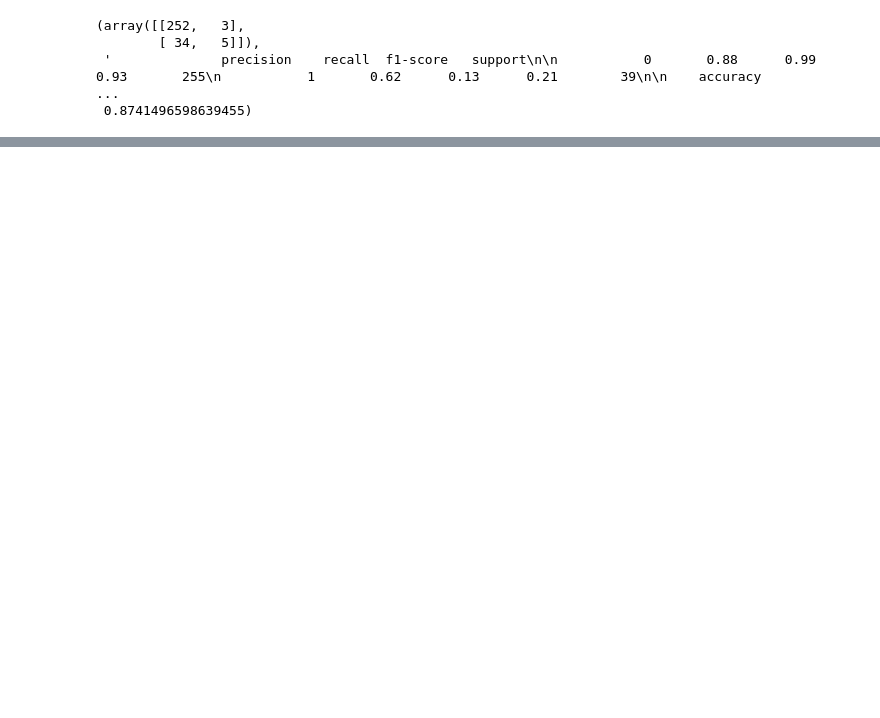
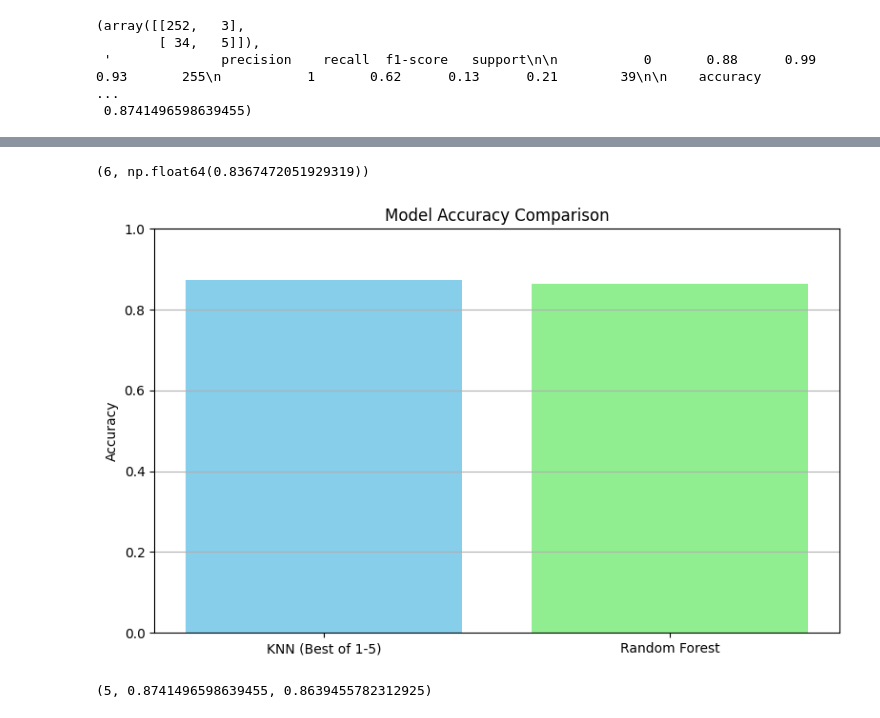
Before and after one commit to Marzkartella/Marzkartella, a Jupyter notebook: Employee_Data_Untitled12.ipynb, the cells around one changed output, grey strips where cells are left out. Cells and saved outputs as stored; diff of their text form; code cells hidden in the pictures; blank space fills up the shorter version.

```diff
--- a/Employee_Data_Untitled12.ipynb
+++ b/Employee_Data_Untitled12.ipynb
@@ -291,0 +324,54 @@ conf_matrix, class_report, accuracy
+# %%
+# Tune K for KNN using cross-validation
+k_range = range(1, 21)
+cv_scores = []
+
+for k in k_range:
+    knn = KNeighborsClassifier(n_neighbors=k)
+    scores = cross_val_score(knn, X_train_scaled, y_train, cv=5, scoring='accuracy')
+    cv_scores.append(scores.mean())
+
+# Best k value
+best_k = k_range[np.argmax(cv_scores)]
+best_score = max(cv_scores)
+
+best_k, best_score
+# %% [output]
+(6, np.float64(0.8367472051929319))
+# %%
+# Train Random Forest
+rf = RandomForestClassifier(random_state=42)
+rf.fit(X_train_scaled, y_train)
+rf_pred = rf.predict(X_test_scaled)
+
+# Evaluate Random Forest
+rf_report = classification_report(y_test, rf_pred, output_dict=True)
+rf_conf_matrix = confusion_matrix(y_test, rf_pred)
+
+# Quick test: Try fewer values for KNN to reduce time
+quick_k_range = range(1, 6)
+quick_scores = []
+
+for k in quick_k_range:
+    knn = KNeighborsClassifier(n_neighbors=k)
+    knn.fit(X_train_scaled, y_train)
+    quick_scores.append(knn.score(X_test_scaled, y_test))
+
+# Get best quick KNN result
+best_quick_k = quick_k_range[np.argmax(quick_scores)]
+best_quick_score = max(quick_scores)
+
+# Visualize comparison
+plt.figure(figsize=(8, 5))
+plt.bar(['KNN (Best of 1-5)', 'Random Forest'], [best_quick_score, rf_report['accuracy']], color=['skyblue', 'lightgreen'])
+plt.title('Model Accuracy Comparison')
+plt.ylabel('Accuracy')
+plt.ylim(0, 1)
+plt.grid(axis='y')
+plt.tight_layout()
+plt.show()
+
+(best_quick_k, best_quick_score, rf_report['accuracy'])
+# %% [output]
+[figure, added]
+(5, 0.8741496598639455, 0.8639455782312925)
```
Also changed, not shown: parts of 11 cells of this notebook.
